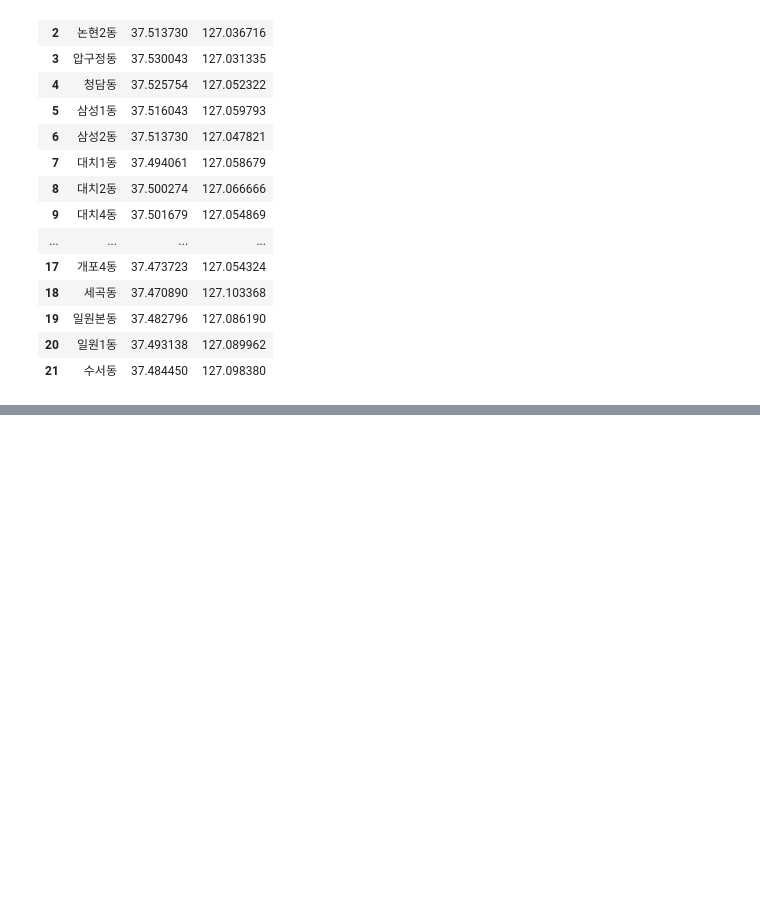
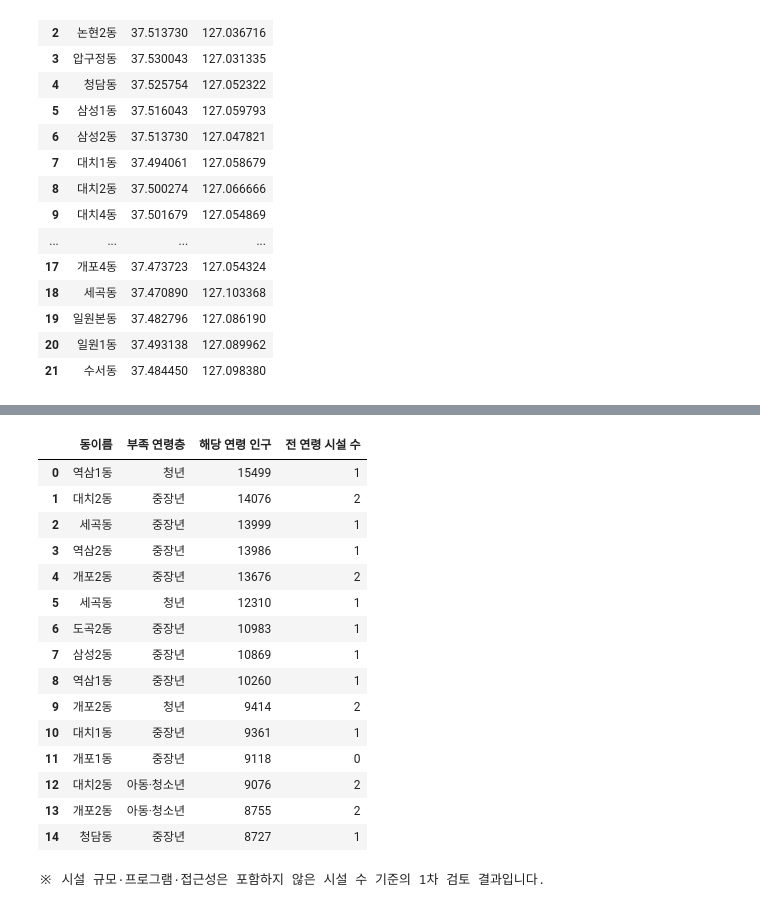
Before and after one commit to kgj200401/gg_data_analisys_ex, a Jupyter notebook: pjt.ipynb, the cells around one changed output, grey strips where cells are left out. Drawn from its saved outputs; the diff is of its cells as text; code cells hidden in the pictures; blank space fills up the shorter version.

```diff
--- a/pjt.ipynb
+++ b/pjt.ipynb
@@ -163,3 +169,4 @@ dong_df["주소"] = (
 # %%
-dong_df["location"] = dong_df["주소"].apply(geocode)
+if not coordinate_file.exists():
+    coordinates["location"] = coordinates["주소"].apply(geocode)
 # %%
@@ -175,9 +184,11 @@ dong_df[dong_df["위도"].isna()][["동이름", "주소"]]
 # %% [output]
 |  | 동이름 | 주소 |
 # %%
-dong_df.to_csv(
-    "gangnam_population_with_location.csv",
-    index=False,
-    encoding="utf-8-sig"
+dong_df = dong_df.drop(columns=["주소", "location", "위도", "경도"], errors="ignore")
+dong_df = dong_df.merge(
+    coordinates[["동이름", "주소", "위도", "경도"]],
+    on="동이름",
+    how="left",
+    validate="one_to_one"
 )
 # %%
@@ -237,0 +568,47 @@ explorer.exe gangnam_population_map.html
+# %%
+population = pd.read_csv("gangnam_population_with_location.csv", encoding="utf-8-sig")
+age_columns = {
+    "아동·청소년": ["2026년06월_거주자_0~9세", "2026년06월_거주자_10~19세"],
+    "청년": ["2026년06월_거주자_20~29세", "2026년06월_거주자_30~39세"],
+    "중장년": ["2026년06월_거주자_40~49세", "2026년06월_거주자_50~59세"],
+    "노년": ["2026년06월_거주자_60~69세", "2026년06월_거주자_70~79세",
+             "2026년06월_거주자_80~89세", "2026년06월_거주자_90~99세",
+             "2026년06월_거주자_100세 이상"],
+}
+
+for age, columns in age_columns.items():
+    population[age] = population[columns].sum(axis=1)
+
+combined = population[["동이름"] + list(age_columns)].merge(
+    facility_table, on="동이름", how="left", suffixes=("_인구", "_시설")
+).fillna(0)
+
+rows = []
+for _, row in combined.iterrows():
+    for age in age_columns:
+        if row[f"{age}_시설"] == 0:
+            rows.append([row["동이름"], age, int(row[f"{age}_인구"]), int(row["전 연령"])])
+
+shortage_table = pd.DataFrame(
+    rows, columns=["동이름", "부족 연령층", "해당 연령 인구", "전 연령 시설 수"]
+).sort_values("해당 연령 인구", ascending=False).head(15).reset_index(drop=True)
+display(shortage_table)
+print("※ 시설 규모·프로그램·접근성은 포함하지 않은 시설 수 기준의 1차 검토 결과입니다.")
+# %% [output]
+|  | 동이름 | 부족 연령층 | 해당 연령 인구 | 전 연령 시설 수 |
+| 0 | 역삼1동 | 청년 | 15499 | 1 |
+| 1 | 대치2동 | 중장년 | 14076 | 2 |
+| 2 | 세곡동 | 중장년 | 13999 | 1 |
+| 3 | 역삼2동 | 중장년 | 13986 | 1 |
+| 4 | 개포2동 | 중장년 | 13676 | 2 |
+| 5 | 세곡동 | 청년 | 12310 | 1 |
+| 6 | 도곡2동 | 중장년 | 10983 | 1 |
+| 7 | 삼성2동 | 중장년 | 10869 | 1 |
+| 8 | 역삼1동 | 중장년 | 10260 | 1 |
+| 9 | 개포2동 | 청년 | 9414 | 2 |
+| 10 | 대치1동 | 중장년 | 9361 | 1 |
+| 11 | 개포1동 | 중장년 | 9118 | 0 |
+| 12 | 대치2동 | 아동·청소년 | 9076 | 2 |
+| 13 | 개포2동 | 아동·청소년 | 8755 | 2 |
+| 14 | 청담동 | 중장년 | 8727 | 1 |
+※ 시설 규모·프로그램·접근성은 포함하지 않은 시설 수 기준의 1차 검토 결과입니다.
```
Also changed, not shown: parts of 21 cells of this notebook, 10 other files.
